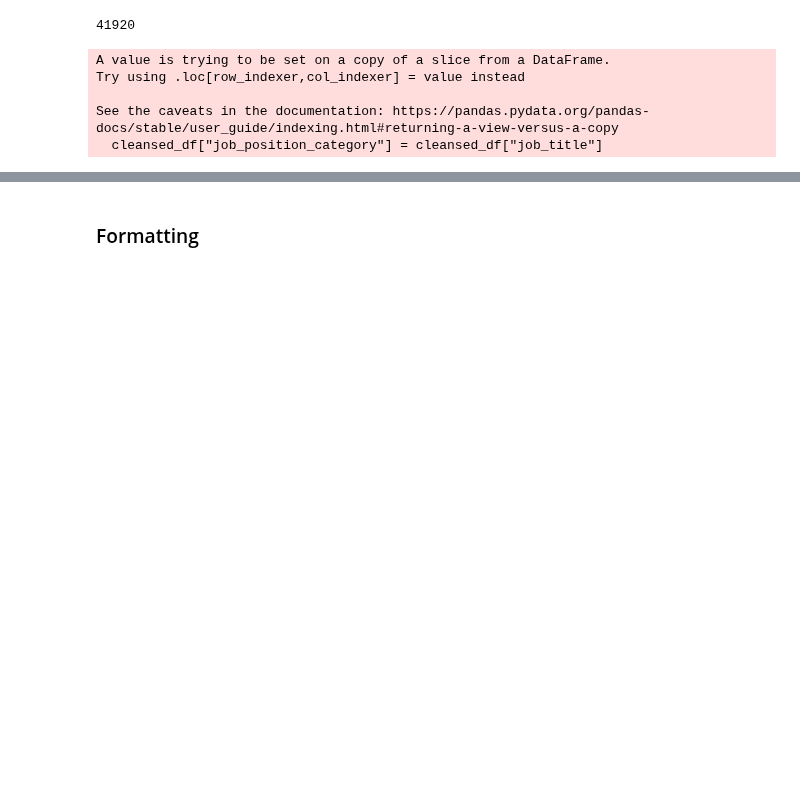
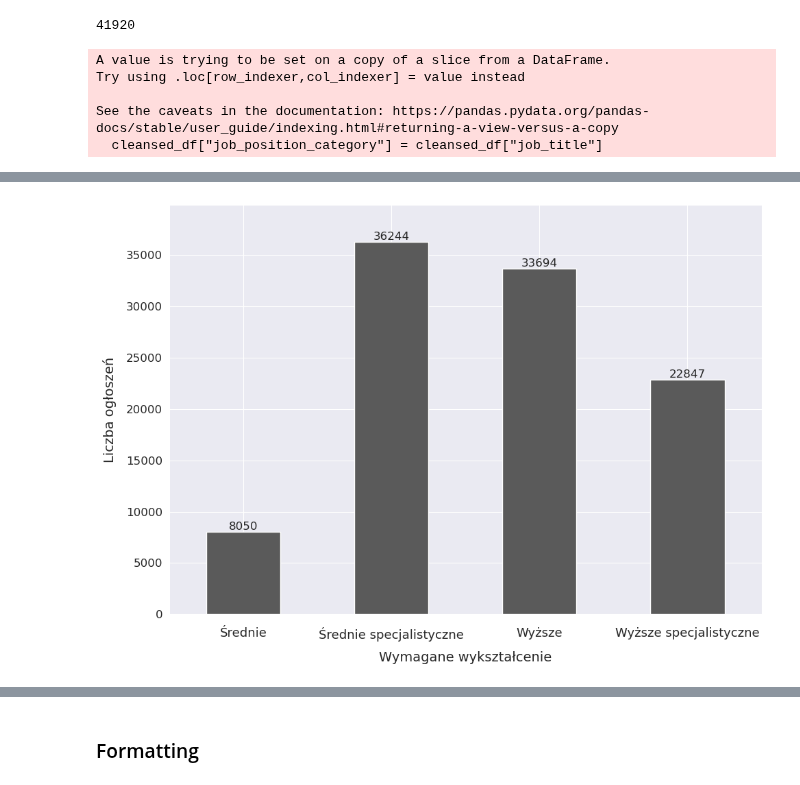
Before and after one commit to BERENZ/2024-mgr-sluzba-cywilna, a Jupyter notebook: Python/Code/Further_data_cleansing.ipynb, the cells around one changed output, grey strips where cells are left out. Cells and saved outputs as stored; diff of their text form; code cells hidden in the pictures; blank space fills up the shorter version.

```diff
--- a/Python/Code/Further_data_cleansing.ipynb
+++ b/Python/Code/Further_data_cleansing.ipynb
@@ -225,37 +254,57 @@ KeyError: 'job_position_category'
 # %%
 plt.rcParams.update({
     'font.family': 'DejaVu Sans',
     'axes.titlesize': 16,
     'axes.labelsize': 14,
     'xtick.labelsize': 13,
     'ytick.labelsize': 12,
 })
 
 plt.figure(figsize=(10, 7))
+
 counts = cleansed_df['education'].value_counts()
-colors = ['#000000'] + ['#666666'] * (len(counts) - 1)
+
+label_mapping = {
+    1: 'Średnie',
+    2: 'Średnie specjalistyczne',
+    3: 'Wyższe',
+    4: 'Wyższe specjalistyczne'
+}
+
+counts = counts.loc[list(label_mapping.keys())]
+
+
+colors = ['#5A5A5A'] * len(counts)
 ax = counts.plot(kind='bar', color=colors)
+
+ax.set_facecolor('#F8F8F8')
+plt.gcf().patch.set_facecolor('white')
+ax.grid(True, linestyle='-', alpha=0.3, color='gray')
+ax.set_axisbelow(True)
 
 plt.xlabel('Wymagane wykształcenie', labelpad=10)
 plt.ylabel('Liczba ogłoszeń', labelpad=10)
-plt.title('Rozkład kategorii wymaganych poziomów wykształcenia')
 
-new_labels = ['Średnie specjalistyczne', 'Wyższe', 'Wyższe specjalistyczne', 'Średnie']
-ax.set_xticklabels(new_labels, rotation=0, ha='center')
+new_labels_ordered = [label_mapping[old_label] for old_label in counts.index]
+ax.set_xticklabels(new_labels_ordered, rotation=0, ha='center')
 ax.tick_params(axis='x', pad=10)
 
 for p in ax.patches:
     ax.annotate(f'{int(p.get_height())}',
                 (p.get_x() + p.get_width() / 2, p.get_height()),
                 ha='center', va='bottom', fontsize=12)
 
-# Adding headroom above bars.
 ax.set_ylim(0, counts.max() * 1.10)
 
 plt.tight_layout()
-# export
-plt.savefig("education_level_bar_chart.png", format="png", bbox_inches="tight")
+plt.savefig("education_level_bar_chart.png",
+           format="png",
+           bbox_inches="tight",
+           facecolor='white',
+           dpi=300)
 plt.show()
+# %% [output]
+[figure, added]
 # %%
 # Dropping positions that I couldn't determine a category for.
 cleansed_df = cleansed_df[~cleansed_df['job_title'].isin(['dezynfektor', 'starszy instruktor'])]
```
Also changed, not shown: parts of 3 cells of this notebook.
